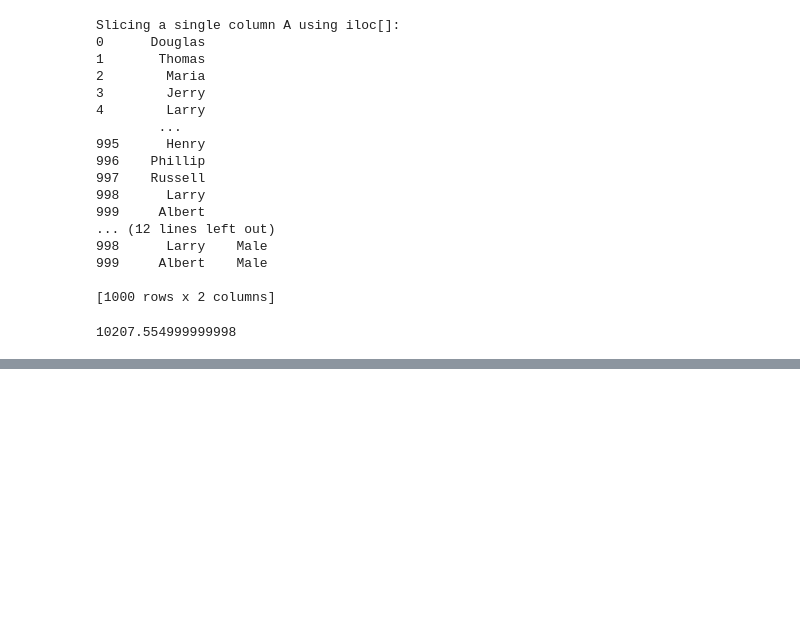
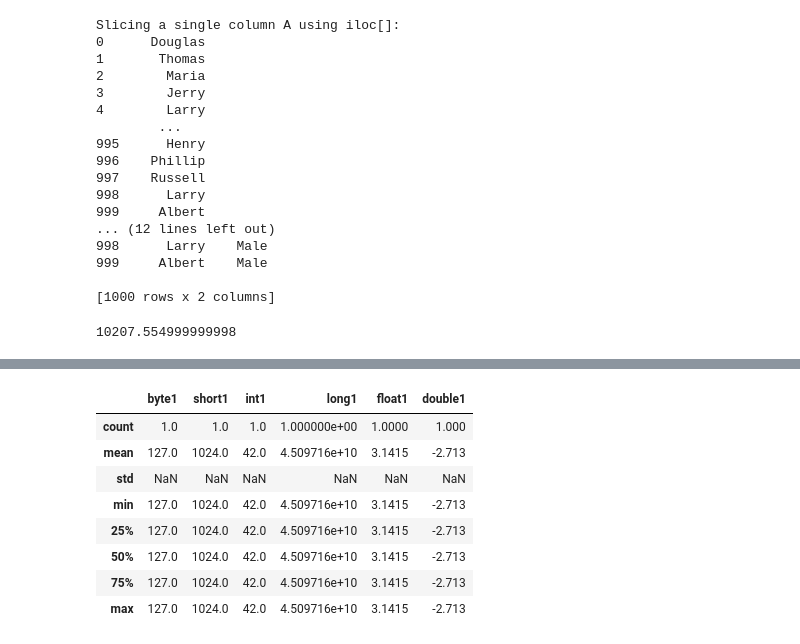
Before and after one commit to rohitbapuraoyadav-dev/infy-train, a Jupyter notebook: Pandas/usedataframes.ipynb, the cells around one changed output, grey strips where cells are left out. Saved outputs shown, nothing was run; the diff lists cells and outputs as text; code cells hidden in the pictures; blank space fills up the shorter version.

```diff
--- a/Pandas/usedataframes.ipynb
+++ b/Pandas/usedataframes.ipynb
@@ -240,0 +316,13 @@ Slicing a single column A using iloc[]:
+# %%
+orcdf=pd.read_orc("orc_metadata_sample.orc")
+orcdf.describe()
+# %% [output]
+|  | byte1 | short1 | int1 | long1 | float1 | double1 |
+| count | 1.0 | 1.0 | 1.0 | 1.000000e+00 | 1.0000 | 1.000 |
+| mean | 127.0 | 1024.0 | 42.0 | 4.509716e+10 | 3.1415 | -2.713 |
+| std | NaN | NaN | NaN | NaN | NaN | NaN |
+| min | 127.0 | 1024.0 | 42.0 | 4.509716e+10 | 3.1415 | -2.713 |
+| 25% | 127.0 | 1024.0 | 42.0 | 4.509716e+10 | 3.1415 | -2.713 |
+| 50% | 127.0 | 1024.0 | 42.0 | 4.509716e+10 | 3.1415 | -2.713 |
+| 75% | 127.0 | 1024.0 | 42.0 | 4.509716e+10 | 3.1415 | -2.713 |
+| max | 127.0 | 1024.0 | 42.0 | 4.509716e+10 | 3.1415 | -2.713 |
```
Also changed, not shown: parts of 22 cells of this notebook, 24 other files.
